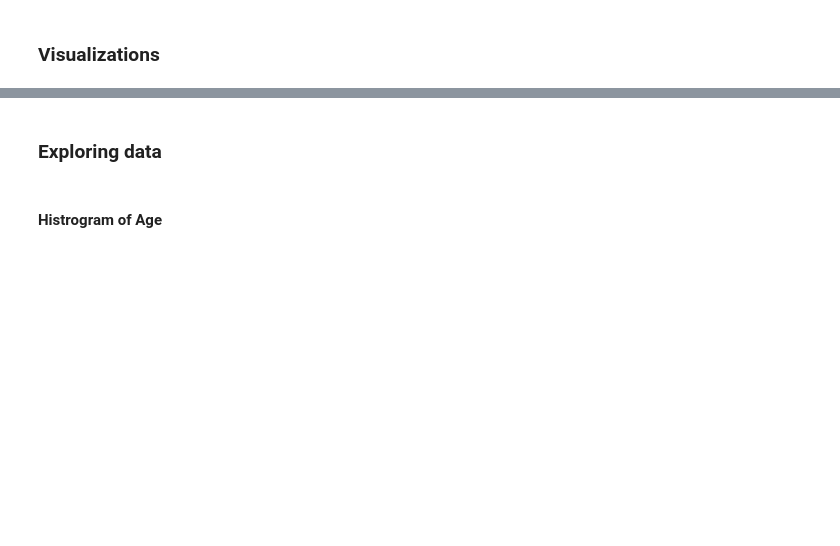
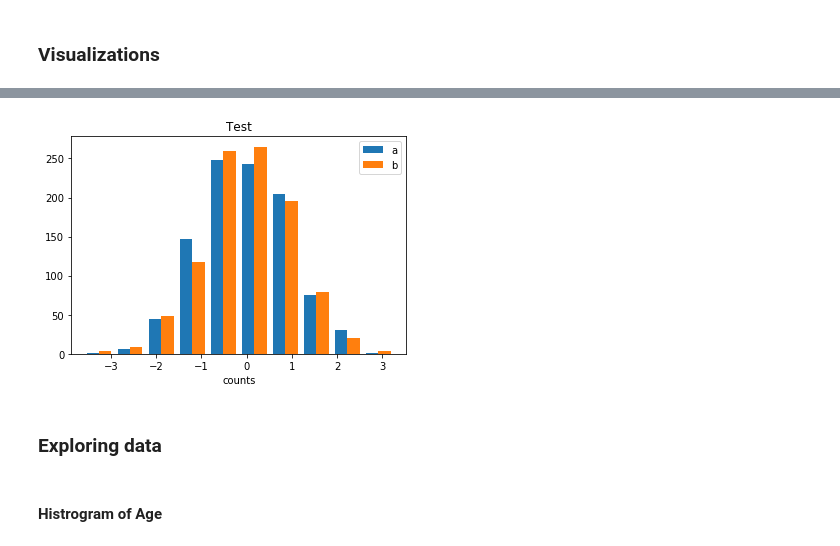
Before and after one commit to shahabeddin/GEC_Lab_IntroLevel, a Jupyter notebook: GEC_Level1_Lab1.ipynb, the cells around one changed output, grey strips where cells are left out. Cells and saved outputs as stored; diff of their text form; code cells hidden in the pictures; blank space fills up the shorter version.

```diff
--- a/GEC_Level1_Lab1.ipynb
+++ b/GEC_Level1_Lab1.ipynb
@@ -85,3 +198,10 @@ plt.hist([a,b]);
+# %%
+plt.hist([a,b]);
+plt.legend(["a","b"]);
+plt.xlabel("counts");
+plt.title("Test");
+# %% [output]
+[figure, added]
 # %% [markdown]
 ### Exploring data
 # %% [markdown]
```
Also changed, not shown: parts of 32 cells of this notebook.
